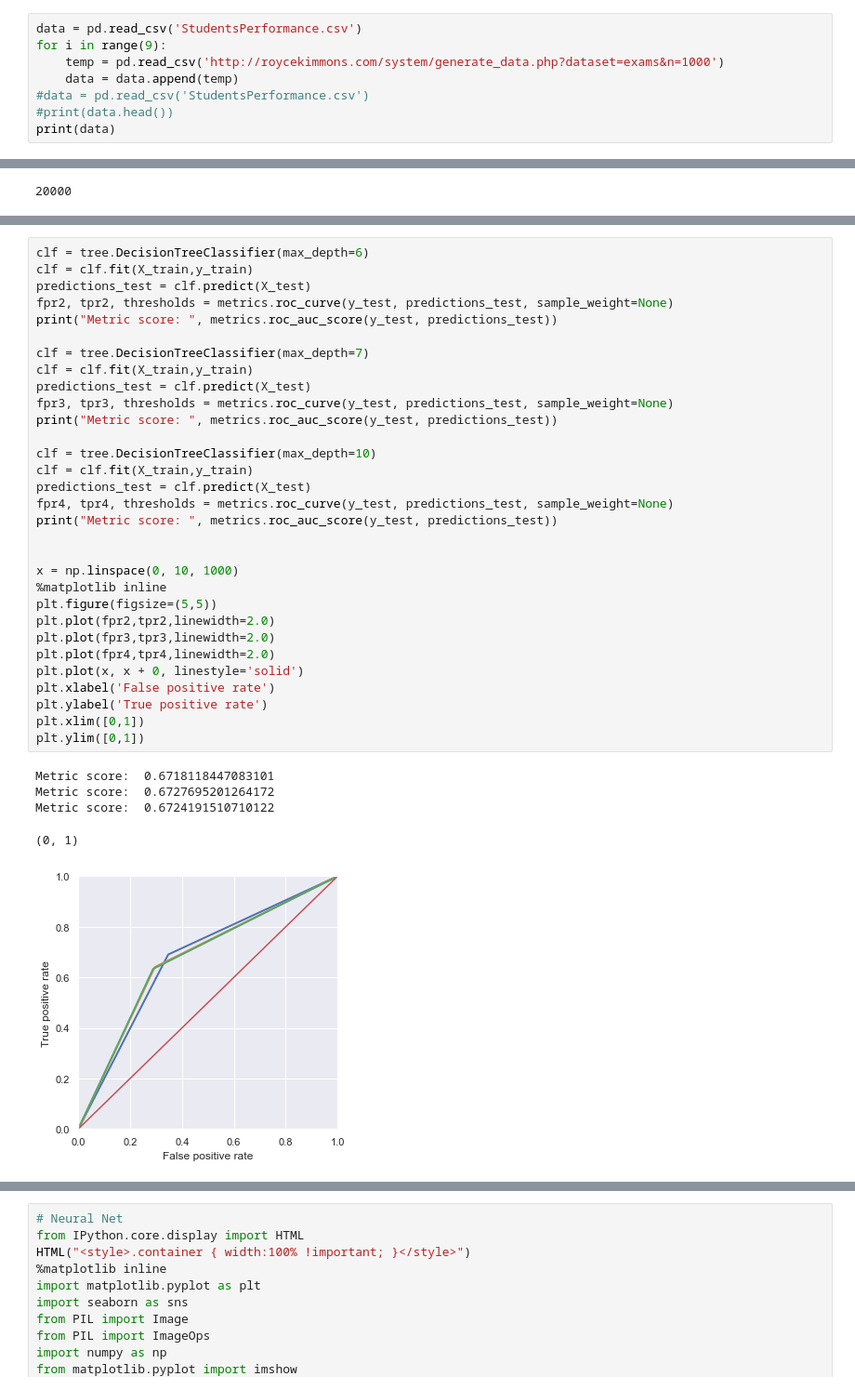
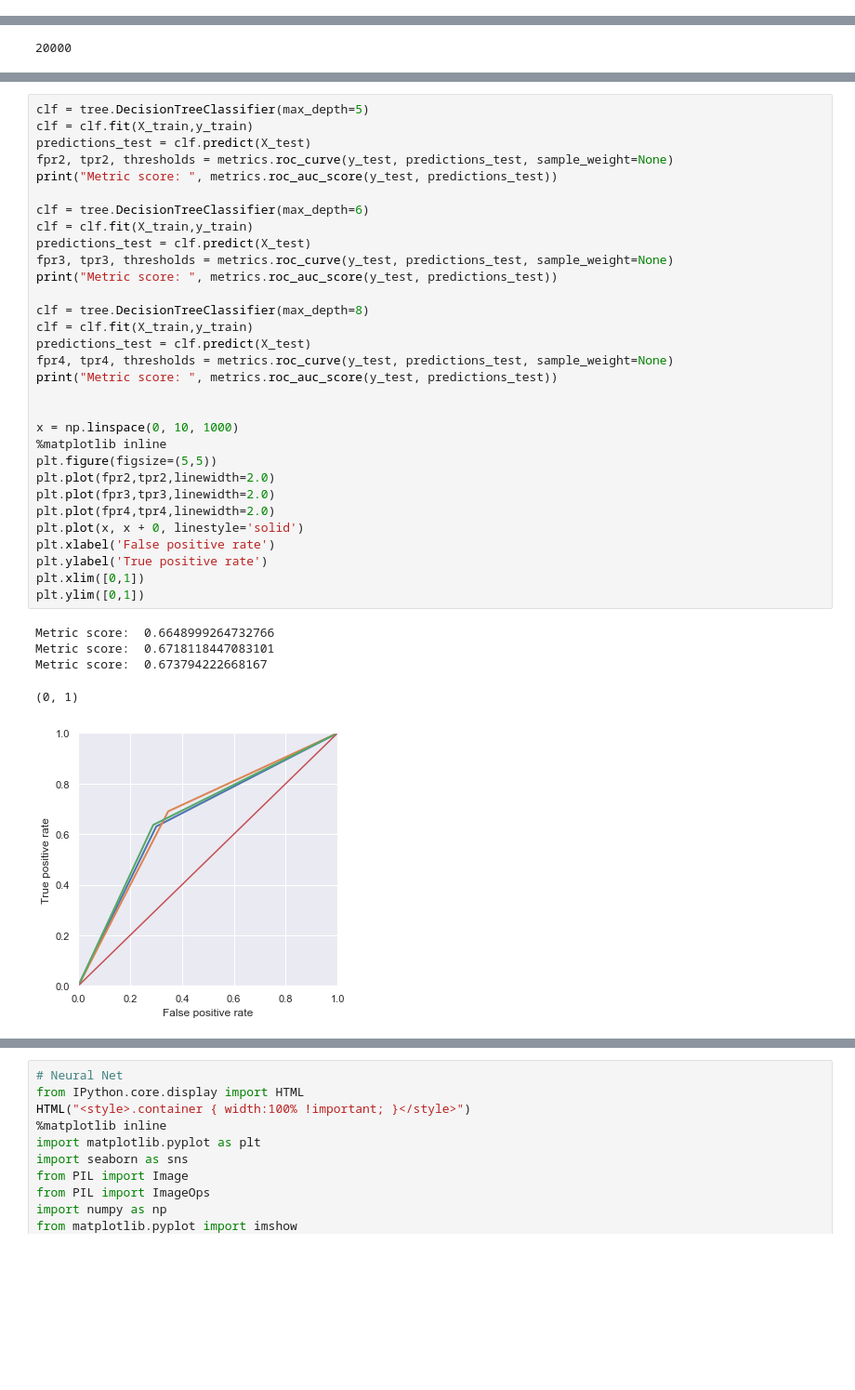
Before and after one commit to kwang93/glowing-parakeet, a Jupyter notebook: DataMiningFinalLamont.ipynb, the cells around one changed output, grey strips where cells are left out. Shown: that part at 93% size. Drawn from its saved outputs; the diff is of its cells as text; blank space fills up the shorter version.

Commit message:
updated decision tree

```diff
--- a/DataMiningFinalLamont.ipynb
+++ b/DataMiningFinalLamont.ipynb
@@ -1,8 +0,0 @@
-# %%
-data = pd.read_csv('StudentsPerformance.csv')
-for i in range(9):
-    temp = pd.read_csv('http://roycekimmons.com/system/generate_data.php?dataset=exams&n=1000')
-    data = data.append(temp)
-#data = pd.read_csv('StudentsPerformance.csv')
-#print(data.head())
-print(data)
@@ -164,39 +157,39 @@ display(SVG(graph.pipe(format='svg')))
 # %% [output]
 [drawing not drawn]
 # %%
-clf = tree.DecisionTreeClassifier(max_depth=6)
+clf = tree.DecisionTreeClassifier(max_depth=5)
 clf = clf.fit(X_train,y_train)
 predictions_test = clf.predict(X_test)
 fpr2, tpr2, thresholds = metrics.roc_curve(y_test, predictions_test, sample_weight=None)
 print("Metric score: ", metrics.roc_auc_score(y_test, predictions_test))
 
-clf = tree.DecisionTreeClassifier(max_depth=7)
+clf = tree.DecisionTreeClassifier(max_depth=6)
 clf = clf.fit(X_train,y_train)
 predictions_test = clf.predict(X_test)
 fpr3, tpr3, thresholds = metrics.roc_curve(y_test, predictions_test, sample_weight=None)
 print("Metric score: ", metrics.roc_auc_score(y_test, predictions_test))
 
-clf = tree.DecisionTreeClassifier(max_depth=10)
+clf = tree.DecisionTreeClassifier(max_depth=8)
 clf = clf.fit(X_train,y_train)
 predictions_test = clf.predict(X_test)
 fpr4, tpr4, thresholds = metrics.roc_curve(y_test, predictions_test, sample_weight=None)
 print("Metric score: ", metrics.roc_auc_score(y_test, predictions_test))
 
 
 x = np.linspace(0, 10, 1000)
 %matplotlib inline
 plt.figure(figsize=(5,5))
 plt.plot(fpr2,tpr2,linewidth=2.0)
 plt.plot(fpr3,tpr3,linewidth=2.0)
 plt.plot(fpr4,tpr4,linewidth=2.0)
 plt.plot(x, x + 0, linestyle='solid')
 plt.xlabel('False positive rate')
 plt.ylabel('True positive rate')
 plt.xlim([0,1])
 plt.ylim([0,1])
 # %% [output]
+Metric score:  0.6648999264732766
 Metric score:  0.6718118447083101
-Metric score:  0.6727695201264172
-Metric score:  0.6724191510710122
+Metric score:  0.673794222668167
 (0, 1)
-[figure, old version]
+[figure, new version]
```
Also changed, not shown: parts of 3 cells of this notebook.
